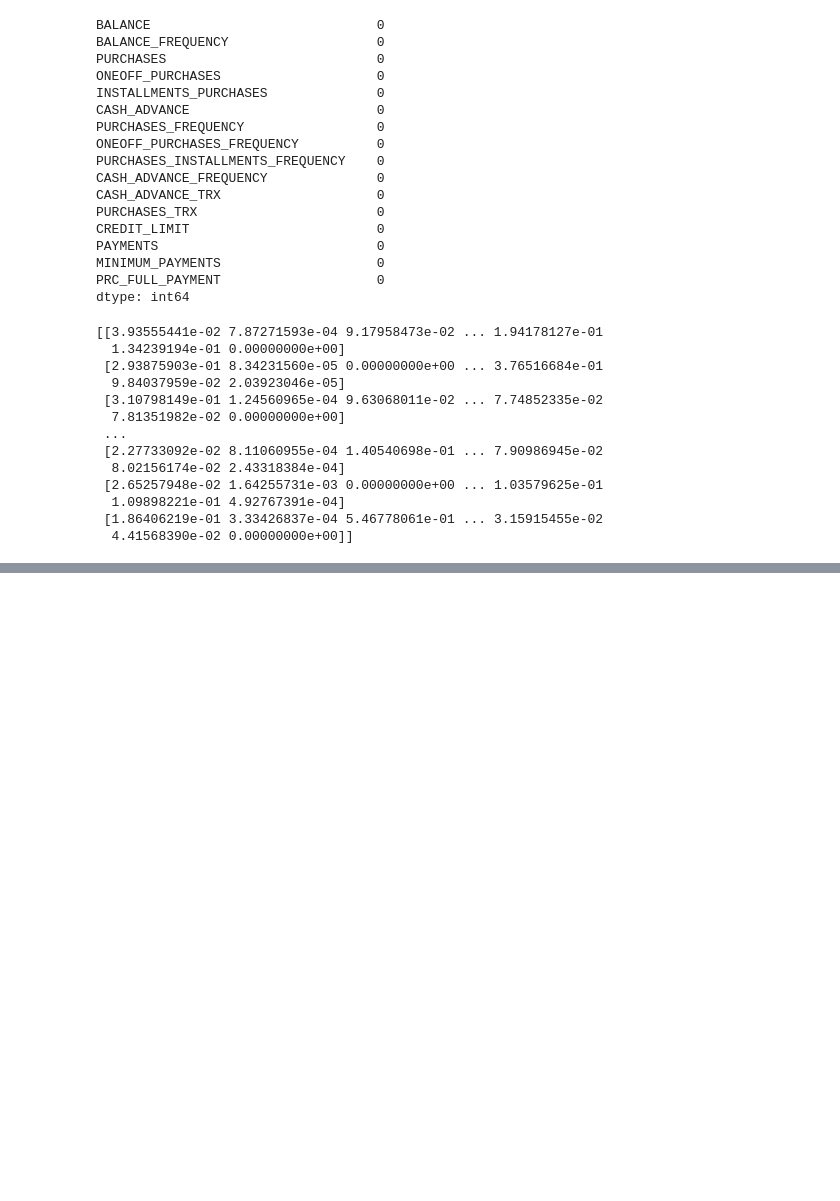
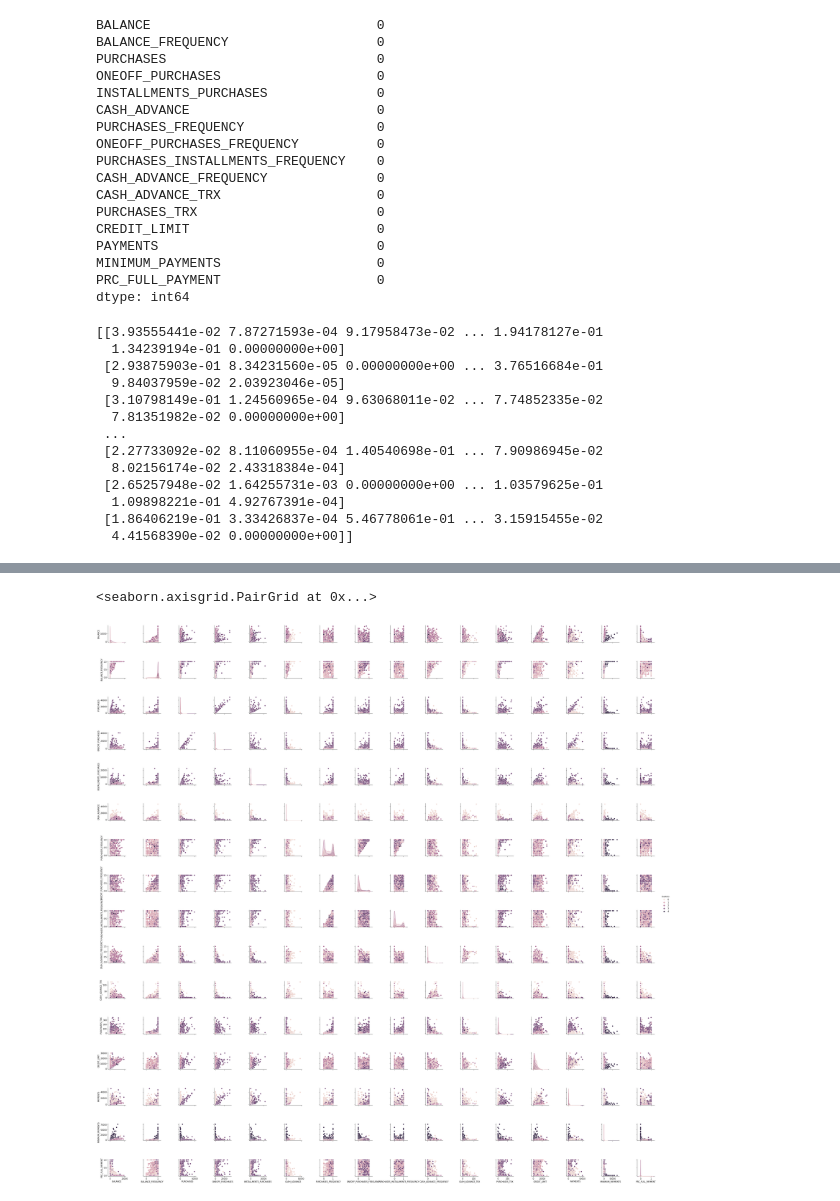
Before and after one commit to agostinhodesena/Aulas_Alura, a Jupyter notebook: Machine_Learning/Clustering_Padrao_De_Dados/Clustering_Credit_Card.ipynb, the cells around one changed output, grey strips where cells are left out. Cells and saved outputs as stored; diff of their text form; code cells hidden in the pictures; blank space fills up the shorter version.

```diff
--- a/Machine_Learning/Clustering_Padrao_De_Dados/Clustering_Credit_Card.ipynb
+++ b/Machine_Learning/Clustering_Padrao_De_Dados/Clustering_Credit_Card.ipynb
@@ -103,0 +305,6 @@ y_pred = kmeans.fit_predict(values)
+# %%
+dataframe['clusters'] = labels
+sns.pairplot(dataframe[0:], hue="clusters")
+# %% [output]
+<seaborn.axisgrid.PairGrid at 0x...>
+[figure, added]
```
Also changed, not shown: parts of 35 cells of this notebook.
